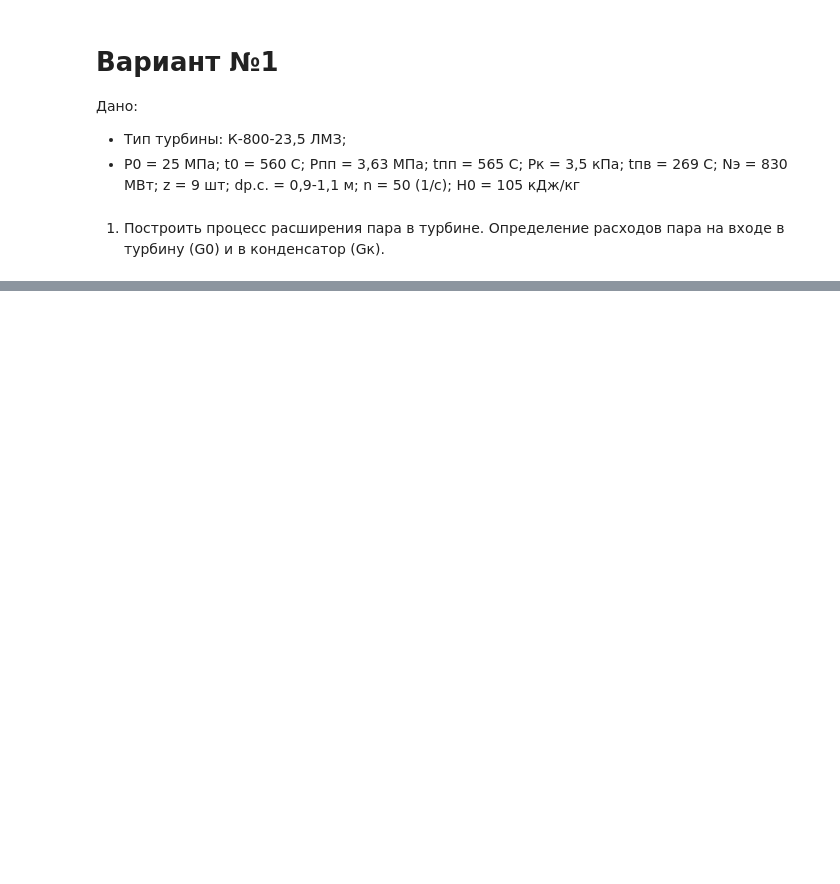
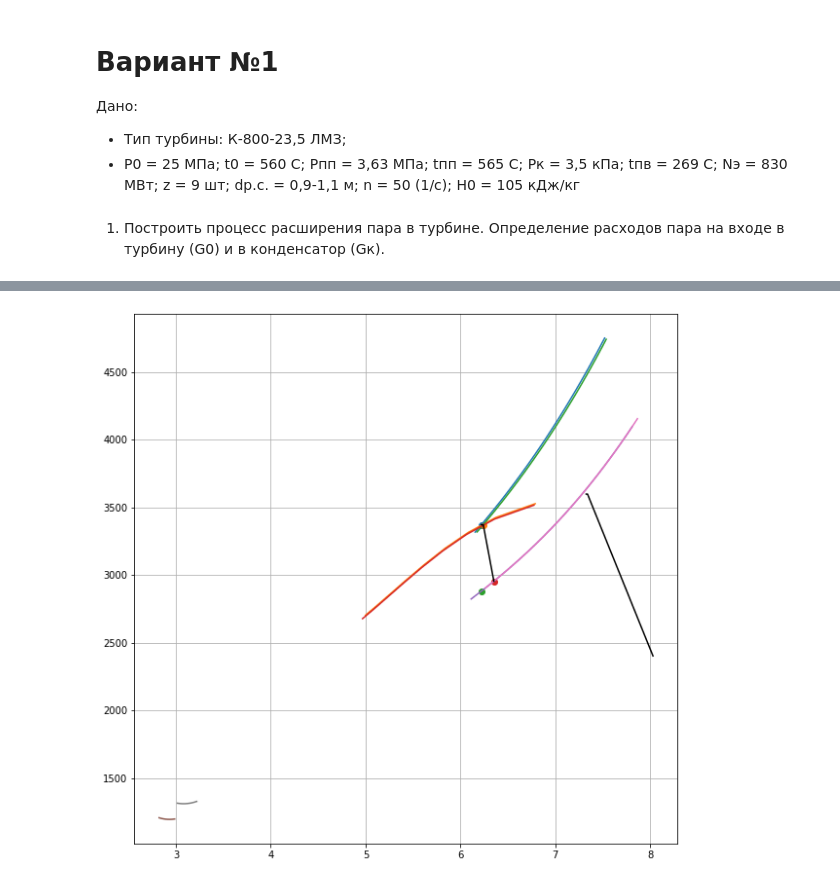
Before and after one commit to AndreyBarTF/turbines_autumn_2022-Homework, a Jupyter notebook: Пункт_1.ipynb, the cells around one changed output, grey strips where cells are left out. Cells and saved outputs as stored; diff of their text form; code cells hidden in the pictures; blank space fills up the shorter version.

```diff
--- a/Пункт_1.ipynb
+++ b/Пункт_1.ipynb
@@ -225,0 +240,47 @@ plt.show()
+# %%
+def get_izobar(point):
+  t0 = np.arange(point.T-290,point.T+250,25)
+  t_00 = list(map(to_kelvin,t0))
+
+  points_s = []
+  points_h = []
+  for value in t_00:
+    points_s.append(gas(P = point.P, T=value).s)
+    points_h.append(gas(P = point.P, T=value).h)
+  return points_h, points_s
+
+def multiply1(x):
+    return x * 10**6
+
+def get_izoterm(point):
+  p_00 = np.arange(10,100,10)
+  p_00 = list(map(multiply1,p_00))
+
+  points_ss = []
+  points_hh = []
+  for value in p_00:
+    points_ss.append(gas(P = value * unit, T=point.T).s)
+    points_hh.append(gas(P = value * unit, T=point.T).h)
+  return points_hh, points_ss
+
+fig, ax = plt.subplots(1,1,figsize=(10,10))
+
+def plot_hs(points: list, ax):
+  for point in points:
+    izobar_h, izobar_s = get_izobar(point)
+    izoterm_h, izoterm_s = get_izoterm(point)
+    ax.plot(izobar_s, izobar_h)
+    ax.plot(izoterm_s, izoterm_h)
+    ax.scatter(point.s, point.h)
+
+def plot_process(points, ax):
+  ax.plot([point.s for point in  points], [point.h for point in points], color="black")
+  pass
+
+plt.grid()
+plot_hs([_point_0, point_0, point_1t, point_1], ax = ax)
+plot_process([_point_0, point_0, point_1], ax = ax)
+plot_process([_point_middle, point_middle, point_2], ax = ax)
+plt.show()
+# %% [output]
+[figure, added]
```
Also changed, not shown: parts of 2 cells of this notebook.
